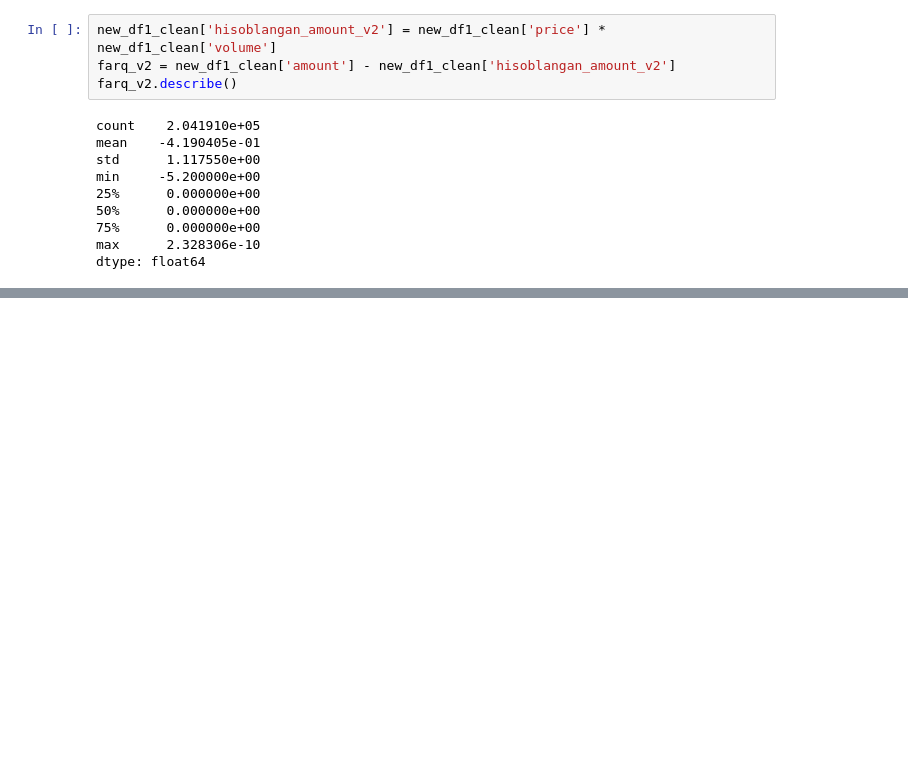
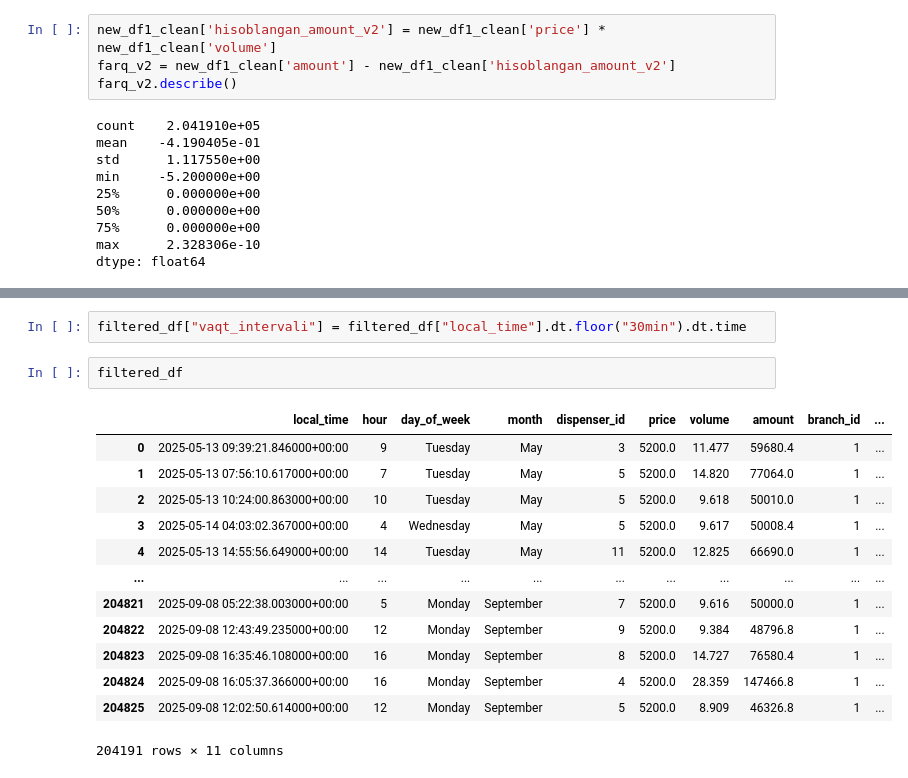
Before and after one commit to rayhon-dev/gas-stations-analytics, a Jupyter notebook: notebooks/eda_file1.ipynb, the cells around one changed output, grey strips where cells are left out. Saved outputs shown, nothing was run; the diff lists cells and outputs as text; blank space fills up the shorter version.

```diff
--- a/notebooks/eda_file1.ipynb
+++ b/notebooks/eda_file1.ipynb
@@ -647,0 +672,18 @@ new_df1_final.to_csv("../data/clean/file1_vaqt_tahlili.csv", index=False)
+# %%
+filtered_df["vaqt_intervali"] = filtered_df["local_time"].dt.floor("30min").dt.time
+# %%
+filtered_df
+# %% [output]
+|  | local_time | hour | day_of_week | month | dispenser_id | price | volume | amount | branch_id | ... |
+| 0 | 2025-05-13 09:39:21.846000+00:00 | 9 | Tuesday | May | 3 | 5200.0 | 11.477 | 59680.4 | 1 | ... |
+| 1 | 2025-05-13 07:56:10.617000+00:00 | 7 | Tuesday | May | 5 | 5200.0 | 14.820 | 77064.0 | 1 | ... |
+| 2 | 2025-05-13 10:24:00.863000+00:00 | 10 | Tuesday | May | 5 | 5200.0 | 9.618 | 50010.0 | 1 | ... |
+| 3 | 2025-05-14 04:03:02.367000+00:00 | 4 | Wednesday | May | 5 | 5200.0 | 9.617 | 50008.4 | 1 | ... |
+| 4 | 2025-05-13 14:55:56.649000+00:00 | 14 | Tuesday | May | 11 | 5200.0 | 12.825 | 66690.0 | 1 | ... |
+| ... | ... | ... | ... | ... | ... | ... | ... | ... | ... | ... |
+| 204821 | 2025-09-08 05:22:38.003000+00:00 | 5 | Monday | September | 7 | 5200.0 | 9.616 | 50000.0 | 1 | ... |
+| 204822 | 2025-09-08 12:43:49.235000+00:00 | 12 | Monday | September | 9 | 5200.0 | 9.384 | 48796.8 | 1 | ... |
+| 204823 | 2025-09-08 16:35:46.108000+00:00 | 16 | Monday | September | 8 | 5200.0 | 14.727 | 76580.4 | 1 | ... |
+| 204824 | 2025-09-08 16:05:37.366000+00:00 | 16 | Monday | September | 4 | 5200.0 | 28.359 | 147466.8 | 1 | ... |
+| 204825 | 2025-09-08 12:02:50.614000+00:00 | 12 | Monday | September | 5 | 5200.0 | 8.909 | 46326.8 | 1 | ... |
+204191 rows × 11 columns
```
Also changed, not shown: parts of 11 cells of this notebook.
